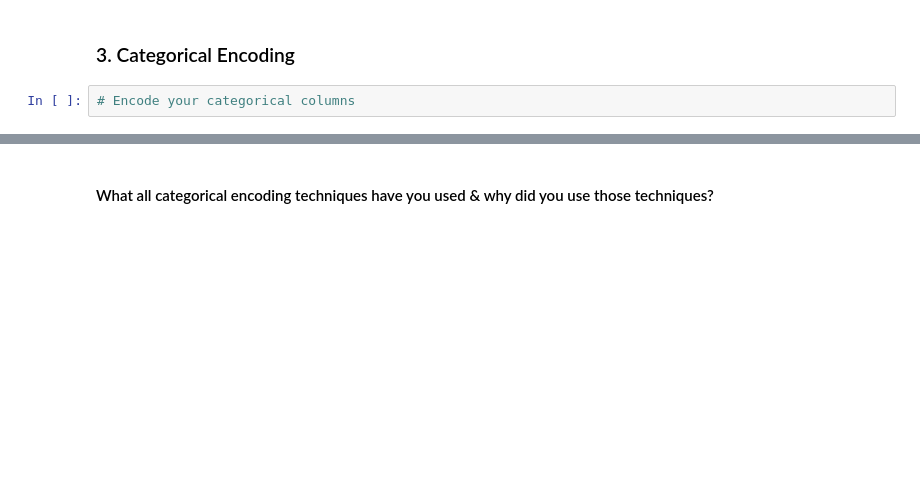
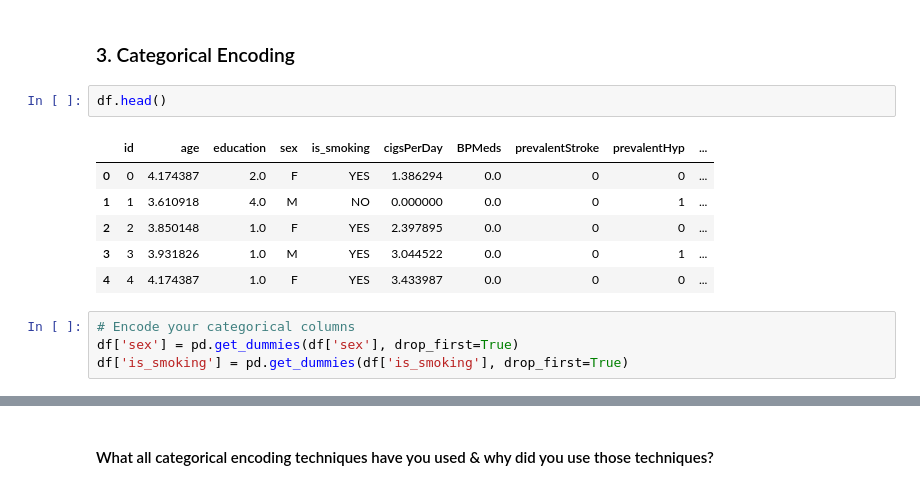
Before and after one commit to Navjotkhatri/CARDIOVASCULAR-RISK-PREDICTION, a Jupyter notebook: Cardiovascular_Risk_Prediction.ipynb, the cells around one changed output, grey strips where cells are left out. Cells and saved outputs as stored; diff of their text form; blank space fills up the shorter version.

```diff
--- a/Cardiovascular_Risk_Prediction.ipynb
+++ b/Cardiovascular_Risk_Prediction.ipynb
@@ -972,4 +1015,15 @@ Answer Here.
 # %% [markdown]
 ### 3. Categorical Encoding
-# %%
-# Encode your categorical columns
+# %%
+df.head()
+# %% [output]
+|  | id | age | education | sex | is_smoking | cigsPerDay | BPMeds | prevalentStroke | prevalentHyp | ... |
+| 0 | 0 | 4.174387 | 2.0 | F | YES | 1.386294 | 0.0 | 0 | 0 | ... |
+| 1 | 1 | 3.610918 | 4.0 | M | NO | 0.000000 | 0.0 | 0 | 1 | ... |
+| 2 | 2 | 3.850148 | 1.0 | F | YES | 2.397895 | 0.0 | 0 | 0 | ... |
+| 3 | 3 | 3.931826 | 1.0 | M | YES | 3.044522 | 0.0 | 0 | 1 | ... |
+| 4 | 4 | 4.174387 | 1.0 | F | YES | 3.433987 | 0.0 | 0 | 0 | ... |
+# %%
+# Encode your categorical columns
+df['sex'] = pd.get_dummies(df['sex'], drop_first=True)
+df['is_smoking'] = pd.get_dummies(df['is_smoking'], drop_first=True)
```
Also changed, not shown: parts of 40 cells of this notebook.
